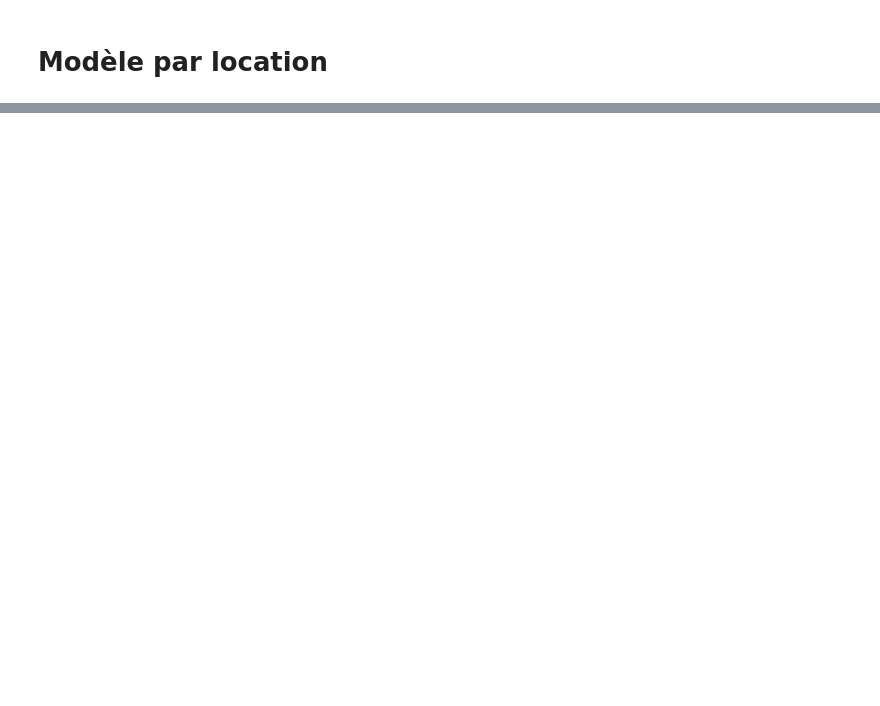
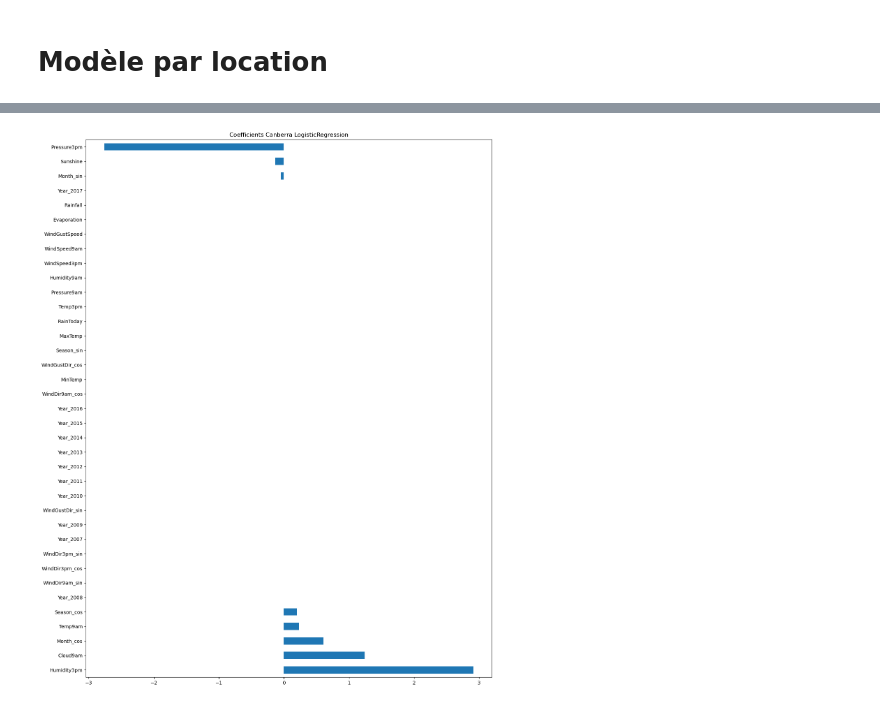
Before and after one commit to alastirm/NOV24_MLOPS_METEO, a Jupyter notebook: notebook/modelling_global.ipynb, the cells around one changed output, grey strips where cells are left out. Saved outputs shown, nothing was run; the diff lists cells and outputs as text; code cells hidden in the pictures; blank space fills up the shorter version.

```diff
--- a/notebook/modelling_global.ipynb
+++ b/notebook/modelling_global.ipynb
@@ -636,0 +765,22 @@ Invalid Classifier(s)
+# %%
+# undersampling et gridsearch sur données preprocessed V2
+X_train_rs, y_train_rs = resample(X_train_scaled,  y_train, resampler = RandomUnderSampler())
+
+results_search = {}
+
+# Exécuter le search pour chaque modèle
+for model_name, model in models_select.items():
+    compare_search_methods(model_name, model,
+                       param_grids2[model_name],
+                       X_train_rs, X_test_scaled,
+                       y_train_rs,  y_test)
+
+# Afficher les résultats
+for model_name, model_results in results_search.items():
+    print(f"Model: {model_name}")
+    for search_name, search_results in model_results.items():
+        print(f"  {search_name}:")
+        print(f"    Best Params: {search_results['best_params']}")
+        print(f"    Best CV Score: {search_results['best_cv_score']:2f}")
+        print(f"    Test Accuracy: {search_results['test_accuracy']:.2f}")
+    print("\n")
@@ -636,0 +842,18 @@ Invalid Classifier(s)
+# %%
+# Graph des coeff de la LogisticRegression
+
+model_name = "LogisticRegression"
+model_dir = "../saved_models/location/" + select_location + "_best_rs_" + model_name
+with open(model_dir + '.pkl', 'rb') as f:
+    model = pickle.load(f)
+
+model.coef_
+pd.Series(model.coef_[0],
+          X_train_rs.columns).sort_values(ascending=False)\
+             .plot(kind='barh', figsize=(15,20));
+plt.title("Coefficients " + select_location + " " + model_name)
+
+graph_dir = "../modeling_results/location/" + select_location + "_best_rs_" + model_name
+plt.savefig(graph_dir + ".png")
+# %% [output]
+[figure, added]
```
Also changed, not shown: parts of 21 cells of this notebook, 1 other file.
